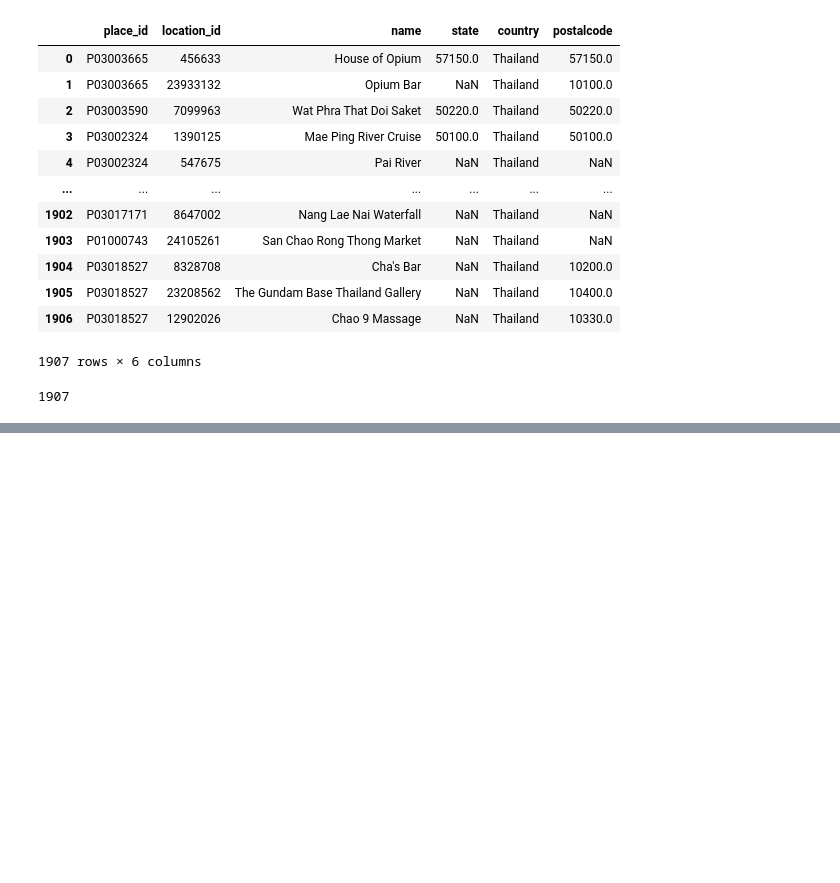
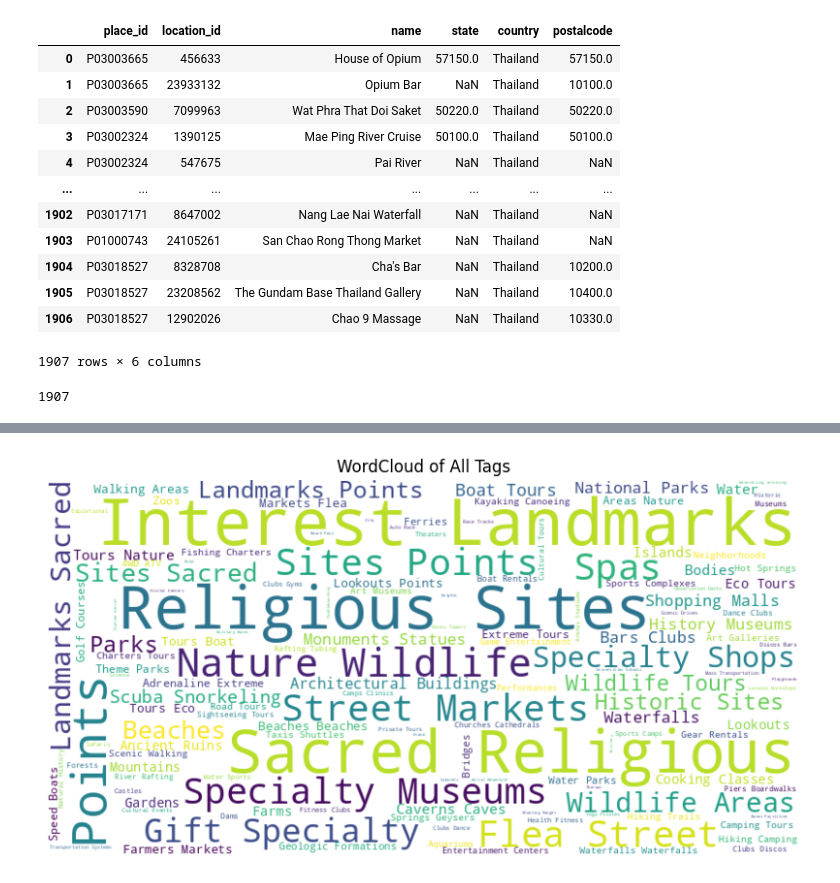
Before and after one commit to S09Z/IS_Project_Thailand_Tourism_Recommendation, a Jupyter notebook: app/frontend/transform_data.ipynb, the cells around one changed output, grey strips where cells are left out. Saved outputs shown, nothing was run; the diff lists cells and outputs as text; code cells hidden in the pictures; blank space fills up the shorter version.

```diff
--- a/app/frontend/transform_data.ipynb
+++ b/app/frontend/transform_data.ipynb
@@ -645,2 +671,22 @@ combined_details_df = pd.concat(details_dataframes, ignore_index=True)
 # %%
 combined_details_df.to_csv("data/combined_details.csv")
+# %%
+from sklearn.feature_extraction.text import TfidfVectorizer
+from sklearn.decomposition import LatentDirichletAllocation
+import matplotlib.pyplot as plt
+from wordcloud import WordCloud
+
+# รวมข้อความทั้งหมดจากคอลัมน์ 'tags'
+all_text = " ".join(combined_details_df['tags'].fillna(''))
+
+# สร้าง WordCloud
+wordcloud = WordCloud(width=800, height=400, background_color='white').generate(all_text)
+
+# แสดง WordCloud
+plt.figure(figsize=(10, 6))
+plt.imshow(wordcloud, interpolation='bilinear')
+plt.axis('off')
+plt.title("WordCloud of All Tags")
+plt.show()
+# %% [output]
+[figure, added]
```
Also changed, not shown: parts of 15 cells of this notebook.
